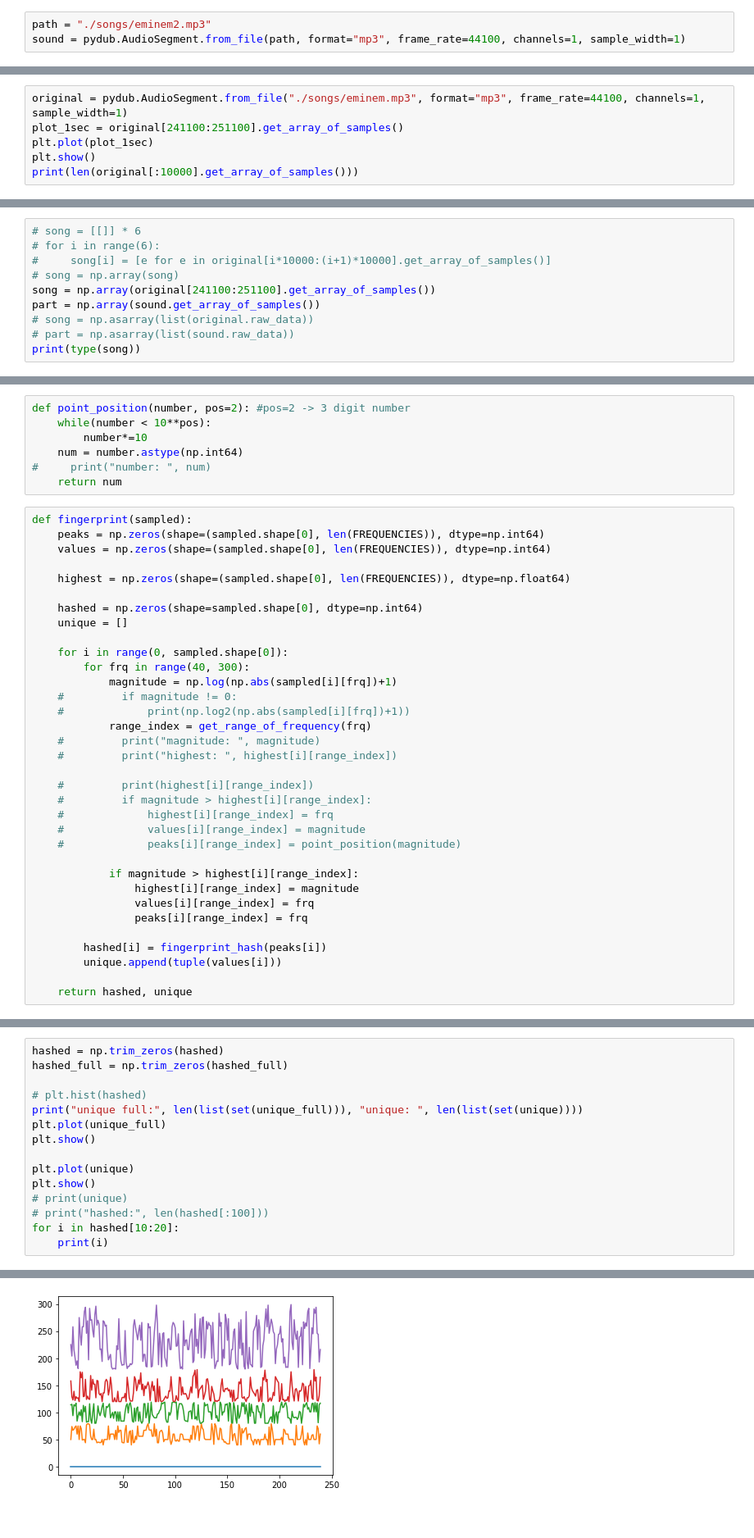
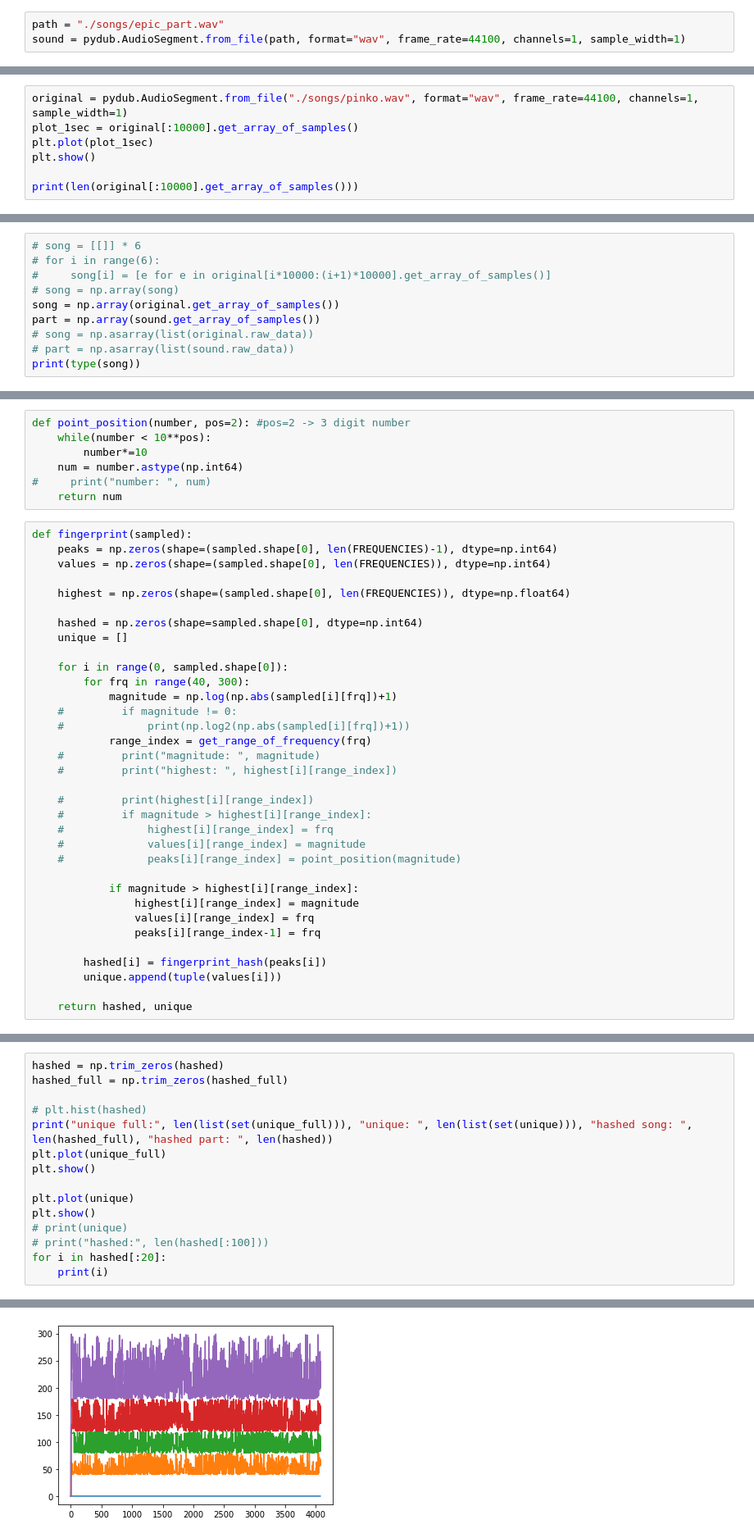
Before and after one commit to Owliie/Smart-Radio, a Jupyter notebook: experiments/Testing_algorithm.ipynb, the cells around one changed output, grey strips where cells are left out. Shown at 82% size. Drawn from its saved outputs; the diff is of its cells as text.

```diff
--- a/experiments/Testing_algorithm.ipynb
+++ b/experiments/Testing_algorithm.ipynb
@@ -5,8 +5,8 @@ import matplotlib.pyplot as plt
 import sys
 import time
 # %%
-path = "./songs/eminem2.mp3"
-sound = pydub.AudioSegment.from_file(path, format="mp3", frame_rate=44100, channels=1, sample_width=1)
+path = "./songs/epic_part.wav"
+sound = pydub.AudioSegment.from_file(path, format="wav", frame_rate=44100, channels=1, sample_width=1)
 # %%
 plot_1sec = sound[:10000].get_array_of_samples()
 plt.plot(plot_1sec)
@@ -18,7 +18,8 @@ print(len(sound[:10000].get_array_of_samples()))
 # %%
-original = pydub.AudioSegment.from_file("./songs/eminem.mp3", format="mp3", frame_rate=44100, channels=1, sample_width=1)
-plot_1sec = original[241100:251100].get_array_of_samples()
+original = pydub.AudioSegment.from_file("./songs/pinko.wav", format="wav", frame_rate=44100, channels=1, sample_width=1)
+plot_1sec = original[:10000].get_array_of_samples()
 plt.plot(plot_1sec)
 plt.show()
+
 print(len(original[:10000].get_array_of_samples()))
 # %% [output]
@@ -29,7 +30,7 @@ print(len(original[:10000].get_array_of_samples()))
 # for i in range(6):
 #     song[i] = [e for e in original[i*10000:(i+1)*10000].get_array_of_samples()]
 # song = np.array(song)
-song = np.array(original[241100:251100].get_array_of_samples())
+song = np.array(original.get_array_of_samples())
 part = np.array(sound.get_array_of_samples())
 # song = np.asarray(list(original.raw_data))
 # part = np.asarray(list(sound.raw_data))
@@ -89,7 +90,7 @@ def point_position(number, pos=2): #pos=2 -> 3 digit number
     return num
 # %%
 def fingerprint(sampled):
-    peaks = np.zeros(shape=(sampled.shape[0], len(FREQUENCIES)), dtype=np.int64)
+    peaks = np.zeros(shape=(sampled.shape[0], len(FREQUENCIES)-1), dtype=np.int64)
     values = np.zeros(shape=(sampled.shape[0], len(FREQUENCIES)), dtype=np.int64)
 
     highest = np.zeros(shape=(sampled.shape[0], len(FREQUENCIES)), dtype=np.float64)
@@ -115,7 +116,7 @@ def fingerprint(sampled):
             if magnitude > highest[i][range_index]:
                 highest[i][range_index] = magnitude
                 values[i][range_index] = frq
-                peaks[i][range_index] = frq
+                peaks[i][range_index-1] = frq
 
         hashed[i] = fingerprint_hash(peaks[i])
         unique.append(tuple(values[i]))
@@ -134,7 +135,7 @@ hashed = np.trim_zeros(hashed)
 hashed_full = np.trim_zeros(hashed_full)
 
 # plt.hist(hashed)
-print("unique full:", len(list(set(unique_full))), "unique: ", len(list(set(unique))))
+print("unique full:", len(list(set(unique_full))), "unique: ", len(list(set(unique))), "hashed song: ", len(hashed_full), "hashed part: ", len(hashed))
 plt.plot(unique_full)
 plt.show()
 
@@ -142,6 +143,6 @@ plt.plot(unique)
 plt.show()
 # print(unique)
 # print("hashed:", len(hashed[:100]))
-for i in hashed[10:20]:
+for i in hashed[:20]:
     print(i)
 # %% [output]
@@ -149 +150 @@ unique full: 240 unique:  242
-[figure, old version]
+[figure, new version]
```
Also changed, not shown: parts of 16 cells of this notebook, 26 other files.
